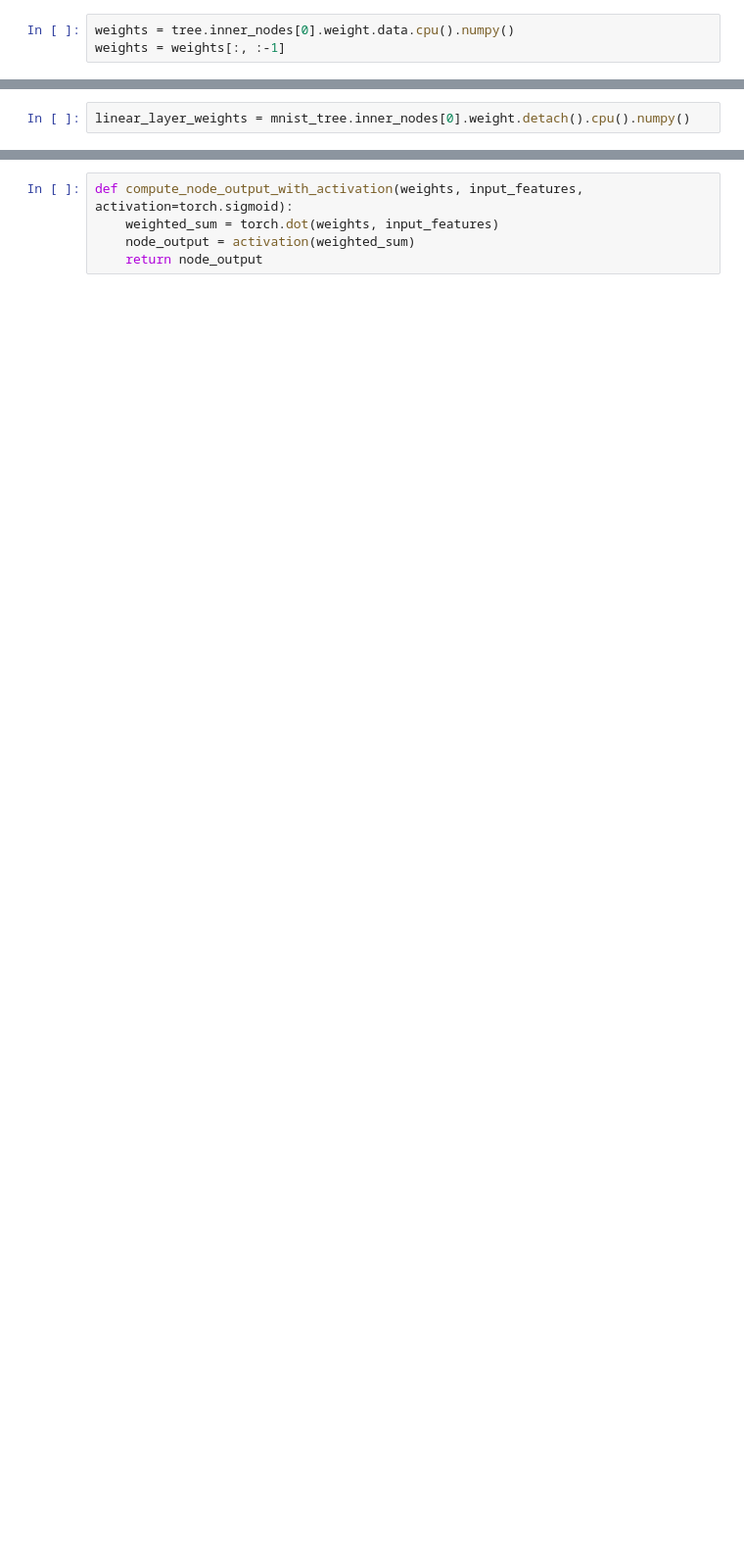
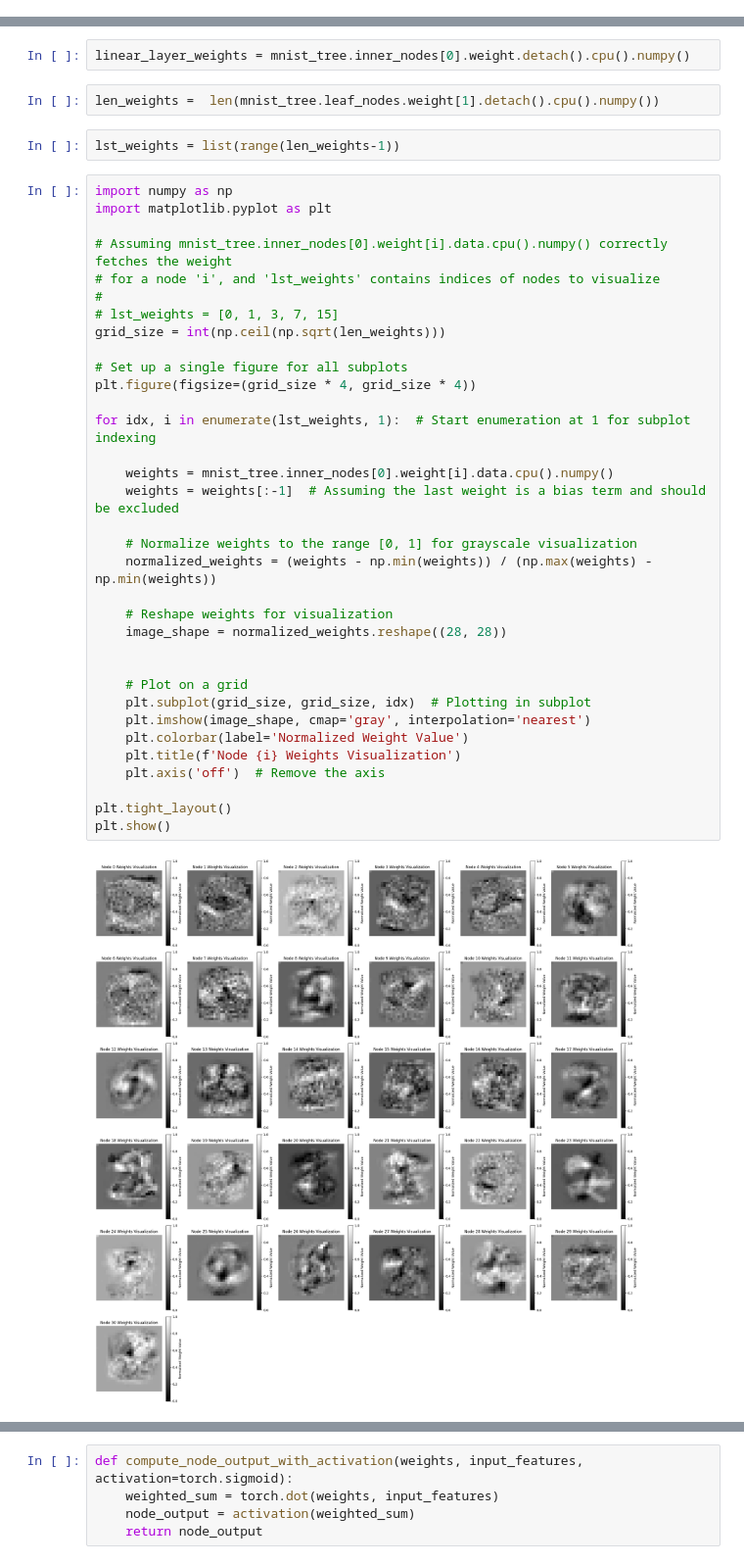
Before and after one commit to Ethan-Shapiro/Soft-Decision-Tree, a Jupyter notebook: model_viz.ipynb, the cells around one changed output, grey strips where cells are left out. Shown at 98% size. Cells and saved outputs as stored; diff of their text form; blank space fills up the shorter version.

Commit message:
updated viz nodes

```diff
--- a/model_viz.ipynb
+++ b/model_viz.ipynb
@@ -116,3 +111,0 @@ Linear(in_features=785, out_features=31, bias=False)
-# %%
-weights = tree.inner_nodes[0].weight.data.cpu().numpy()
-weights = weights[:, :-1]
@@ -256,2 +163,42 @@ plot_complete_tree_with_decision_path(path)
 # %%
 linear_layer_weights = mnist_tree.inner_nodes[0].weight.detach().cpu().numpy()
+# %%
+len_weights =  len(mnist_tree.leaf_nodes.weight[1].detach().cpu().numpy())
+# %%
+lst_weights = list(range(len_weights-1))
+# %%
+import numpy as np
+import matplotlib.pyplot as plt
+
+# Assuming mnist_tree.inner_nodes[0].weight[i].data.cpu().numpy() correctly fetches the weight
+# for a node 'i', and 'lst_weights' contains indices of nodes to visualize
+#
+# lst_weights = [0, 1, 3, 7, 15]
+grid_size = int(np.ceil(np.sqrt(len_weights)))
+
+# Set up a single figure for all subplots
+plt.figure(figsize=(grid_size * 4, grid_size * 4))
+
+for idx, i in enumerate(lst_weights, 1):  # Start enumeration at 1 for subplot indexing
+
+    weights = mnist_tree.inner_nodes[0].weight[i].data.cpu().numpy()
+    weights = weights[:-1]  # Assuming the last weight is a bias term and should be excluded
+
+    # Normalize weights to the range [0, 1] for grayscale visualization
+    normalized_weights = (weights - np.min(weights)) / (np.max(weights) - np.min(weights))
+
+    # Reshape weights for visualization
+    image_shape = normalized_weights.reshape((28, 28))
+
+
+    # Plot on a grid
+    plt.subplot(grid_size, grid_size, idx)  # Plotting in subplot
+    plt.imshow(image_shape, cmap='gray', interpolation='nearest')
+    plt.colorbar(label='Normalized Weight Value')
+    plt.title(f'Node {i} Weights Visualization')
+    plt.axis('off')  # Remove the axis
+
+plt.tight_layout()
+plt.show()
+# %% [output]
+[figure, added]
```
Also changed, not shown: parts of 13 cells of this notebook.
